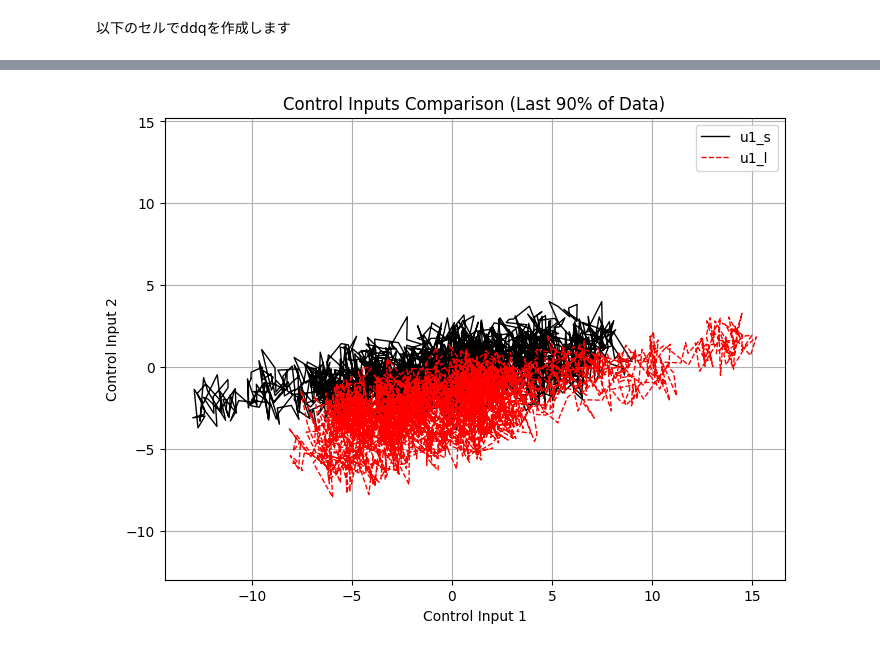
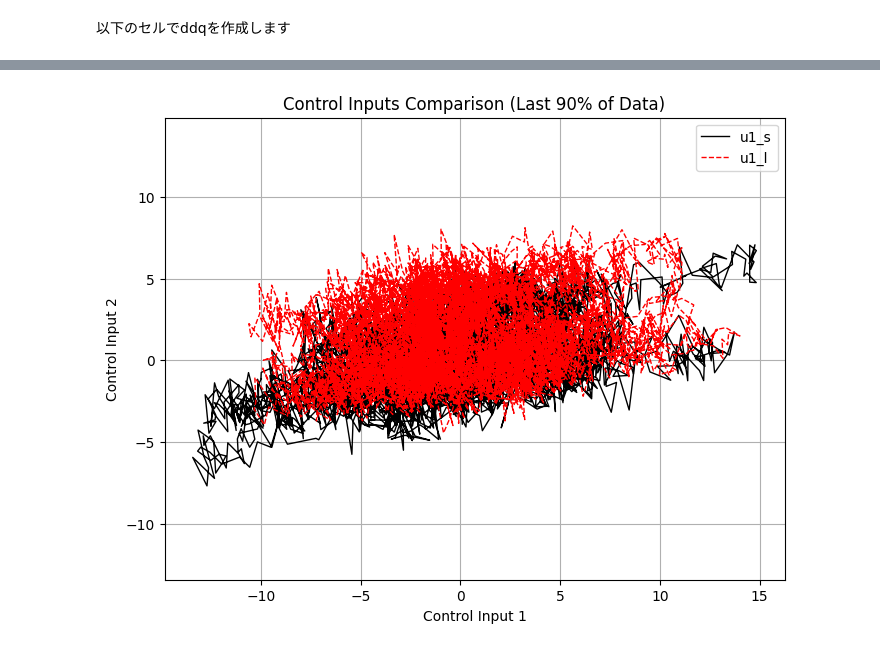
Before and after one commit to dalmatian-jp/MPC_donuts, a Jupyter notebook: data_analing.ipynb, the cells around one changed output, grey strips where cells are left out. Cells and saved outputs as stored; diff of their text form; code cells hidden in the pictures.

Commit message:
make 60s data

```diff
--- a/data_analing.ipynb
+++ b/data_analing.ipynb
@@ -20,7 +22,7 @@ df.to_csv("data/EKF_Simulation_AllData_takami.csv",index=False)
 次に「use_makecop.m」を実行してcopを計算してください
 次にdata\EKF_Simulation_AllData_with_COP.csvを使用してcomのデータを取得します
 # %%
-df = pd.read_csv("data/EKF_Simulation_AllData_takami_with_COP.csv")
+df = pd.read_csv("data/AllData_takami_60s_with_COP.csv")
 
 system_params = {
     'm1': 28.00,   # Mass of the first segment (leg)
@@ -119,7 +175,7 @@ def double_link_dynamics_takami(t, x, u, params):
     # Return state derivatives
     dxdt = np.array([dq1, dq2, ddq[0], ddq[1]])
 
-    return dxdt
+    return dxdt, -G
 
 x_data = df[['q1_s_true', 'q2_s_true', 'dq1_s_true', 'dq2_s_true']].values
 u_data = df[['u1_s', 'u2_s']].values
@@ -131,18 +187,31 @@ params = {
 }
 num_steps = len(x_data) - 1  # k=0 から k=n-1 まで
 dxdt_list = []
+G_list = []
+NET_torque = []
 
 # 各時刻ステップで dxdt を計算
 for k in range(num_steps):
     x_k = x_data[k]           # x[k]
     u_k_next = u_data[k + 1]   # u[k+1]
 
-    dxdt = double_link_dynamics_takami(0, x_k, u_k_next, params)
+
+    dxdt,G = double_link_dynamics_takami(0, x_k, u_k_next, params)
     dxdt_list.append(dxdt)
+    G_list.append(G)
+    NET_torque.append(compute_NET_torque(x_k, u_k_next, params))
 
 # numpy 配列に変換（利便性のため）
 
 dxdt_array = np.array(dxdt_list)
+G_array = np.array(G_list)
+NET_torque_array = np.array(NET_torque)
 df_dxdt = pd.DataFrame(dxdt_list, columns=['dq1', 'dq2', 'ddq1', 'ddq2'])
+df_G = pd.DataFrame(G_list, columns=['G1', 'G2'])
+df_NET_torque = pd.DataFrame(NET_torque, columns=['NET_torque1', 'NET_torque2'])
 df['ddq1_s_true'] = df_dxdt['ddq1']
 df['ddq2_s_true'] = df_dxdt['ddq2']
+df['G1_s_true'] = df_G['G1']
+df['G2_s_true'] = df_G['G2']
+df['NET_torque1'] = df_NET_torque['NET_torque1']
+df['NET_torque2'] = df_NET_torque['NET_torque2']
@@ -153,7 +246,7 @@ import numpy as np
 # データフレーム df が存在することを確認してください
 if 'df' in locals():
     # データの後半90%を取得
-    start_index = int(len(df) * 0.2)  # 先頭10%をスキップ
+    start_index = int(len(df) * 0.1)  # 先頭10%をスキップ
     df_subset = df.iloc[start_index:]
 
     # データの取得
@@ -162,31 +255,31 @@ if 'df' in locals():
     u1_l = df_subset['u1_l'].values
     u2_l = df_subset['u2_l'].values
 
     # すべてのデータを結合して90%範囲を計算
     all_data = np.concatenate([u1_s, u2_s, u1_l, u2_l])
     percentile_5 = np.percentile(all_data, 0)
     percentile_95 = np.percentile(all_data, 100)
 
     # プロット
     plt.figure(figsize=(8, 6))
     plt.plot(u1_s, u2_s, label='u1_s', color="black", linewidth=1)
     plt.plot(u1_l, u2_l, label='u1_l', linestyle="--", color="r", linewidth=1)
 
     # y軸の範囲を設定（全体の90%のデータ範囲）
     plt.ylim(percentile_5, percentile_95)
 
     # ラベルと凡例
     plt.xlabel('Control Input 1')
     plt.ylabel('Control Input 2')
     plt.legend()
     plt.title('Control Inputs Comparison (Last 90% of Data)')
 
     # グリッド表示
     plt.grid(True)
 
     # グラフの表示
     plt.show()
 else:
     print("データフレーム 'df' が存在しません。データを提供してください。")
 # %% [output]
-[figure, old version]
+[figure, new version]
```
Also changed, not shown: parts of 15 cells of this notebook, 4 other files.
